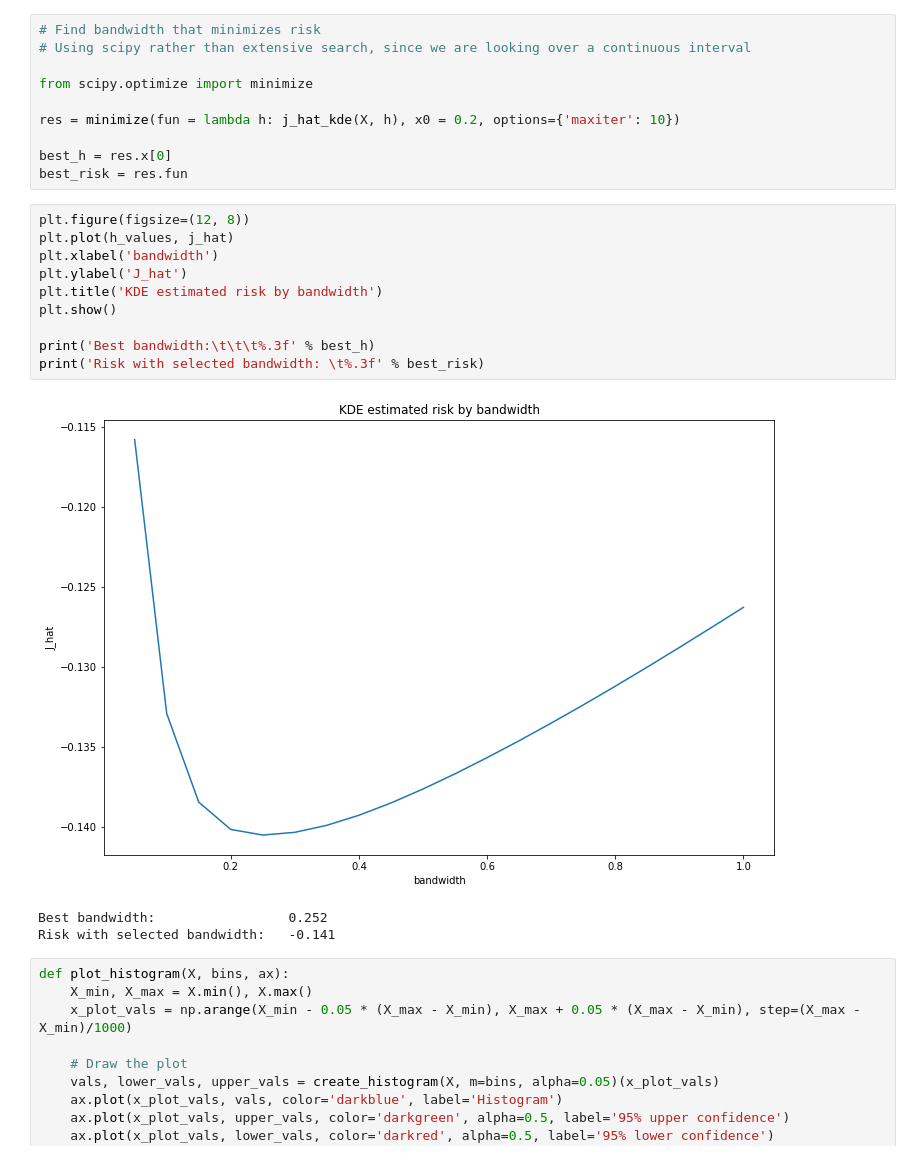
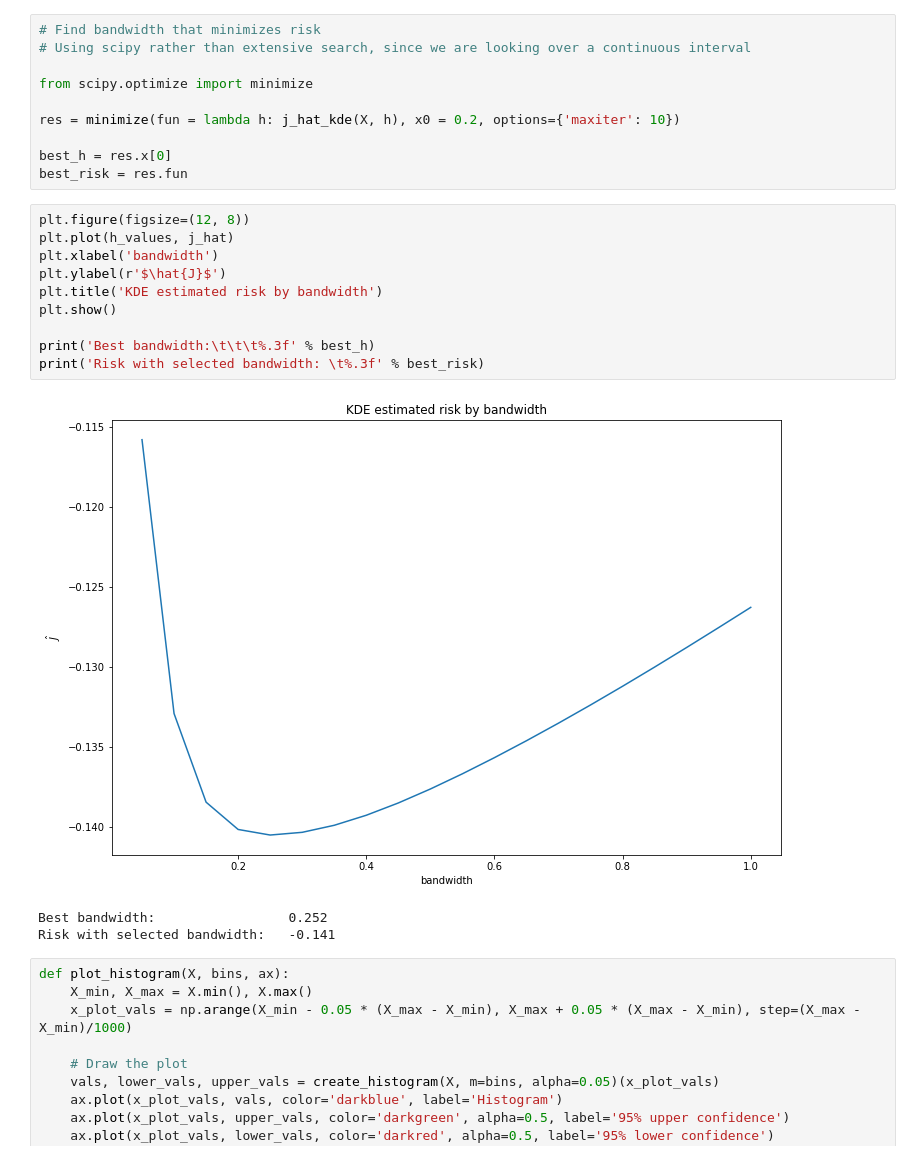
Before and after one commit to telmo-correa/all-of-statistics, a Jupyter notebook: chapter21.ipynb, the cells around one changed output. Drawn from its saved outputs; the diff is of its cells as text.

```diff
--- a/chapter21.ipynb
+++ b/chapter21.ipynb
@@ -820,15 +820,15 @@ best_risk = res.fun
 # %%
 plt.figure(figsize=(12, 8))
 plt.plot(h_values, j_hat)
 plt.xlabel('bandwidth')
-plt.ylabel('J_hat')
+plt.ylabel(r'$\hat{J}$')
 plt.title('KDE estimated risk by bandwidth')
 plt.show()
 
 print('Best bandwidth:\t\t\t%.3f' % best_h)
 print('Risk with selected bandwidth: \t%.3f' % best_risk)
 # %% [output]
-[figure, old version]
+[figure, new version]
 Best bandwidth:                 0.252
 Risk with selected bandwidth:   -0.141
 # %%
```
Also changed, not shown: parts of 1 cell of this notebook.
